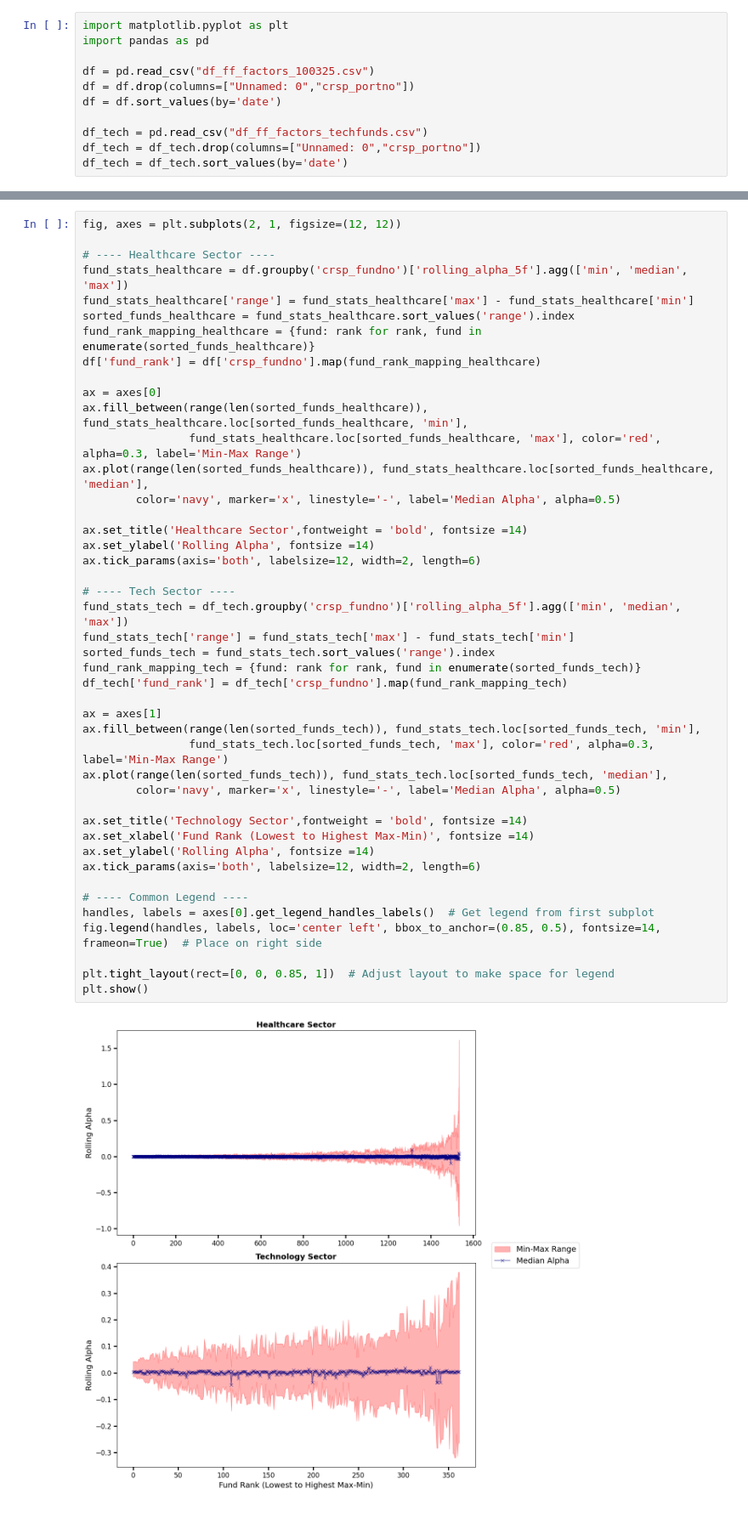
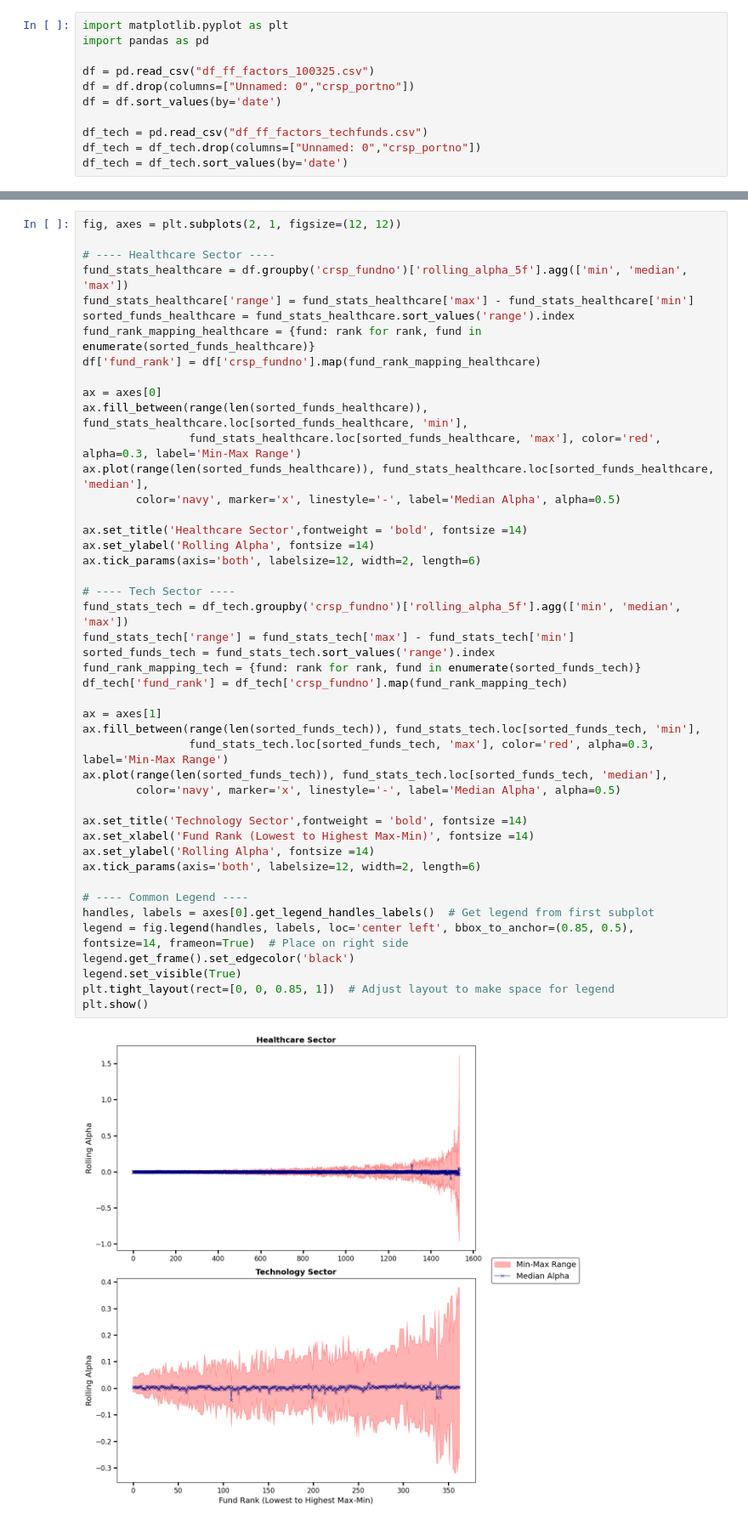
Before and after one commit to willafred/AlphaVision, a Jupyter notebook: eda.ipynb, the cells around one changed output, grey strips where cells are left out. Shown at 85% size. Cells and saved outputs as stored; diff of their text form.

```diff
--- a/eda.ipynb
+++ b/eda.ipynb
@@ -115,33 +113,34 @@ ax.fill_between(range(len(sorted_funds_healthcare)), fund_stats_healthcare.loc[s
 ax.plot(range(len(sorted_funds_healthcare)), fund_stats_healthcare.loc[sorted_funds_healthcare, 'median'],
         color='navy', marker='x', linestyle='-', label='Median Alpha', alpha=0.5)
 
 ax.set_title('Healthcare Sector',fontweight = 'bold', fontsize =14)
 ax.set_ylabel('Rolling Alpha', fontsize =14)
 ax.tick_params(axis='both', labelsize=12, width=2, length=6)
 
 # ---- Tech Sector ----
 fund_stats_tech = df_tech.groupby('crsp_fundno')['rolling_alpha_5f'].agg(['min', 'median', 'max'])
 fund_stats_tech['range'] = fund_stats_tech['max'] - fund_stats_tech['min']
 sorted_funds_tech = fund_stats_tech.sort_values('range').index
 fund_rank_mapping_tech = {fund: rank for rank, fund in enumerate(sorted_funds_tech)}
 df_tech['fund_rank'] = df_tech['crsp_fundno'].map(fund_rank_mapping_tech)
 
 ax = axes[1]
 ax.fill_between(range(len(sorted_funds_tech)), fund_stats_tech.loc[sorted_funds_tech, 'min'],
                 fund_stats_tech.loc[sorted_funds_tech, 'max'], color='red', alpha=0.3, label='Min-Max Range')
 ax.plot(range(len(sorted_funds_tech)), fund_stats_tech.loc[sorted_funds_tech, 'median'],
         color='navy', marker='x', linestyle='-', label='Median Alpha', alpha=0.5)
 
 ax.set_title('Technology Sector',fontweight = 'bold', fontsize =14)
 ax.set_xlabel('Fund Rank (Lowest to Highest Max-Min)', fontsize =14)
 ax.set_ylabel('Rolling Alpha', fontsize =14)
 ax.tick_params(axis='both', labelsize=12, width=2, length=6)
 
 # ---- Common Legend ----
 handles, labels = axes[0].get_legend_handles_labels()  # Get legend from first subplot
-fig.legend(handles, labels, loc='center left', bbox_to_anchor=(0.85, 0.5), fontsize=14, frameon=True)  # Place on right side
-
+legend = fig.legend(handles, labels, loc='center left', bbox_to_anchor=(0.85, 0.5), fontsize=14, frameon=True)  # Place on right side
+legend.get_frame().set_edgecolor('black')
+legend.set_visible(True)
 plt.tight_layout(rect=[0, 0, 0.85, 1])  # Adjust layout to make space for legend
 plt.show()
 # %% [output]
-[figure, old version]
+[figure, new version]
```
Also changed, not shown: parts of 1 cell of this notebook, 12 other files.
